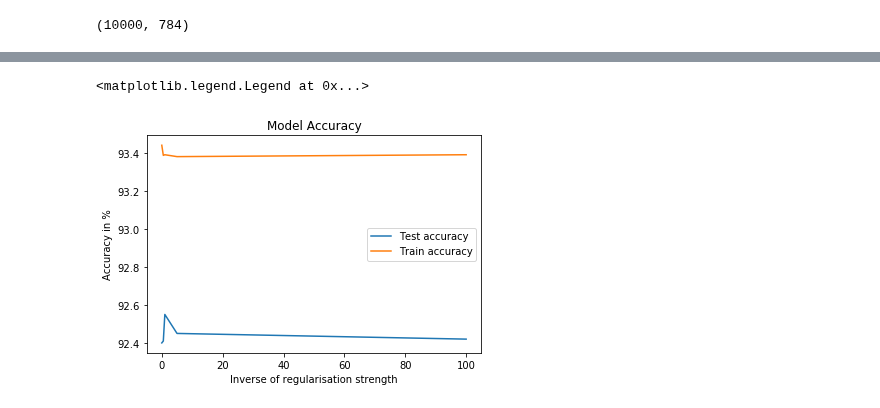
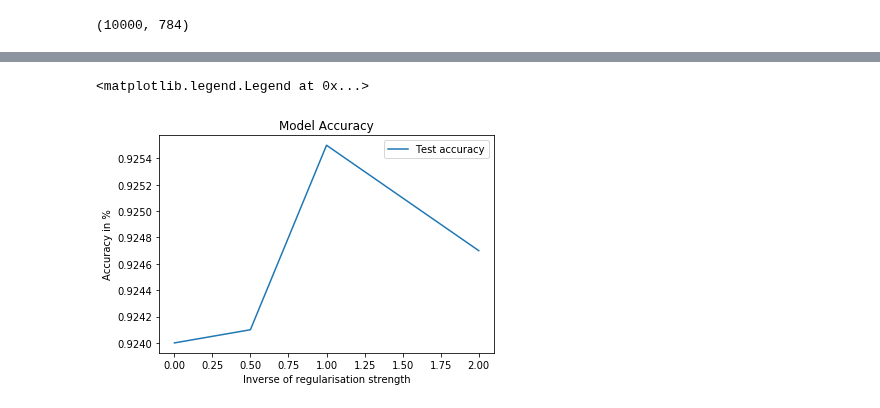
Before and after one commit to nitinkedia7/MNIST09, a Jupyter notebook: Logistic_Regression.ipynb, the cells around one changed output, grey strips where cells are left out. Drawn from its saved outputs; the diff is of its cells as text; code cells hidden in the pictures.

Commit message:
Update : logistic regression model

```diff
--- a/Logistic_Regression.ipynb
+++ b/Logistic_Regression.ipynb
@@ -35,8 +38,8 @@ x_test.shape
 # %% [output]
 (10000, 784)
 # %%
-def logisticModel(solver = 'lbfgs',multi_class = 'auto' , max_iter  = 100, C = 1.0):
-    logisticRegr = LogisticRegression(solver = solver,multi_class =  multi_class,max_iter  = max_iter,C=C)
+def logisticModel(solver = 'lbfgs',multi_class = 'auto' , max_iter  =100, C = 1.0,verbose = 1):
+    logisticRegr = LogisticRegression(solver = solver,multi_class =  multi_class,max_iter  = max_iter,C=C,verbose = 1)
     return logisticRegr
 # %%
 logisticRegr = logisticModel()
@@ -48,5 +61,5 @@ print(score)
 # %%
-iters = [0.001,0.5,1.0,5,100]
+iters = [0.001,0.5,1.0,2.0]
 ans=[]
 ans2 = []
 print (iters)
@@ -54,11 +67,6 @@ for x in iters:
     logisticRegr = logisticModel(C = x)
     logisticRegr.fit(x_train, y_train)
     score = logisticRegr.score(x_test, y_test)
-    score2 = logisticRegr.score(x_train,y_train)
-    print(score)
-    print(score2)
     ans.append(score)
-    ans2.append(score2)
 print(ans)
-print(ans2)
 # %% [output]
@@ -78,13 +83,11 @@ print(ans2)
 # %%
 plt.plot(iters,ans)
 legend = [];
 legend.append('Test accuracy')
-plt.plot(iters,ans2)
-legend.append('Train accuracy')
 plt.xlabel('Inverse of regularisation strength')
 plt.ylabel('Accuracy in %')
 plt.title('Model Accuracy')
 plt.legend(legend, loc='best')
 # %% [output]
 <matplotlib.legend.Legend at 0x...>
-[figure, old version]
+[figure, new version]
```
Also changed, not shown: parts of 11 cells of this notebook, 4 other files.
